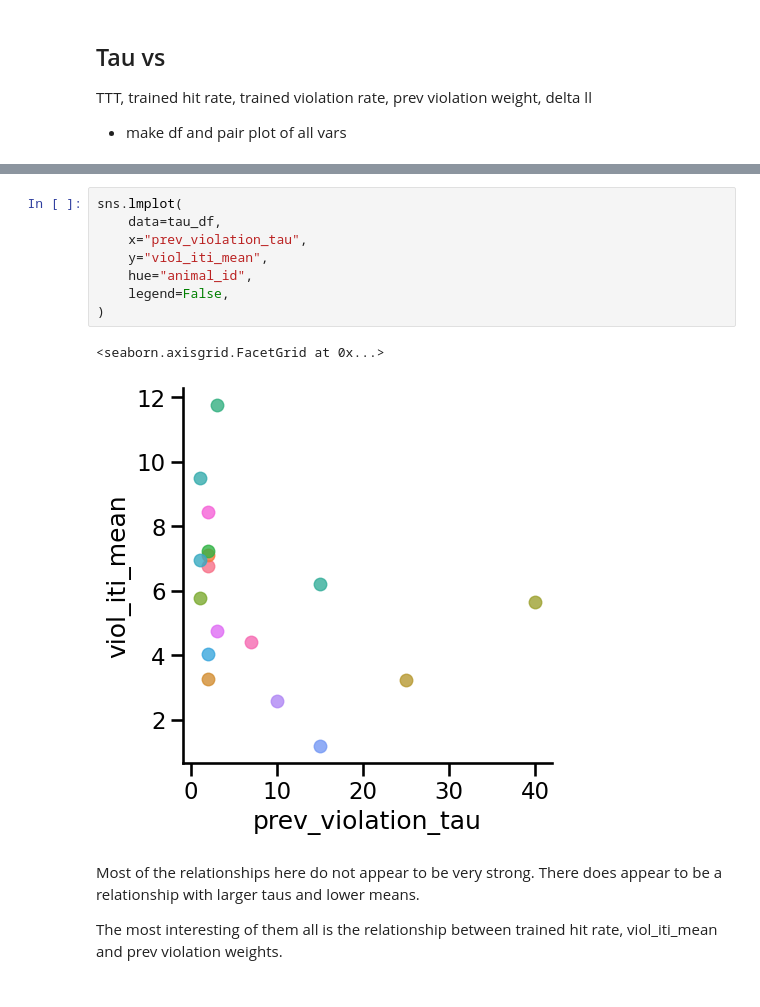
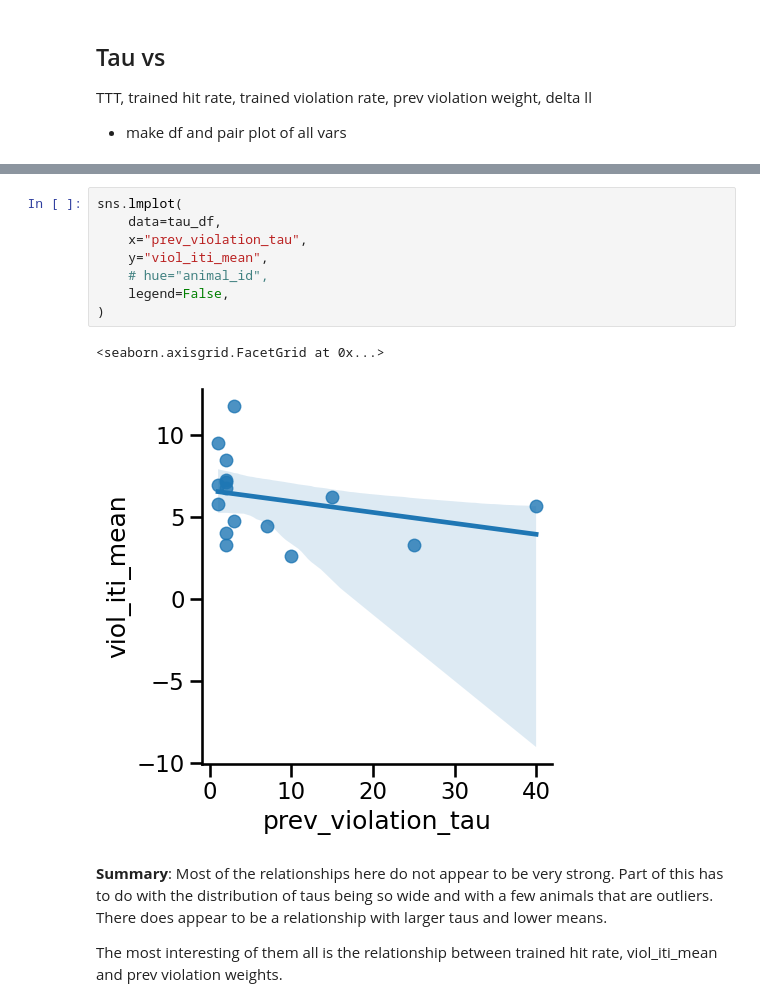
Before and after one commit to jess-breda/violations-multinomial, a Jupyter notebook: notebooks/EDA_03_filtered_prev_violation.ipynb, the cells around one changed output, grey strips where cells are left out. Saved outputs shown, nothing was run; the diff lists cells and outputs as text.

```diff
--- a/notebooks/EDA_03_filtered_prev_violation.ipynb
+++ b/notebooks/EDA_03_filtered_prev_violation.ipynb
@@ -428,15 +447,15 @@ sns.lmplot(
 # %%
 sns.lmplot(
     data=tau_df,
     x="prev_violation_tau",
     y="viol_iti_mean",
-    hue="animal_id",
+    # hue="animal_id",
     legend=False,
 )
 # %% [output]
 <seaborn.axisgrid.FacetGrid at 0x...>
-[figure, old version]
+[figure, new version]
 # %% [markdown]
-Most of the relationships here do not appear to be very strong. There does appear to be a relationship with larger taus and lower means.
+**Summary**: Most of the relationships here do not appear to be very strong. Part of this has to do with the distribution of taus being so wide and with a few animals that are outliers. There does appear to be a relationship with larger taus and lower means.
 
 The most interesting of them all is the relationship between trained hit rate, viol_iti_mean and prev violation weights.
```
Also changed, not shown: parts of 18 cells of this notebook.
